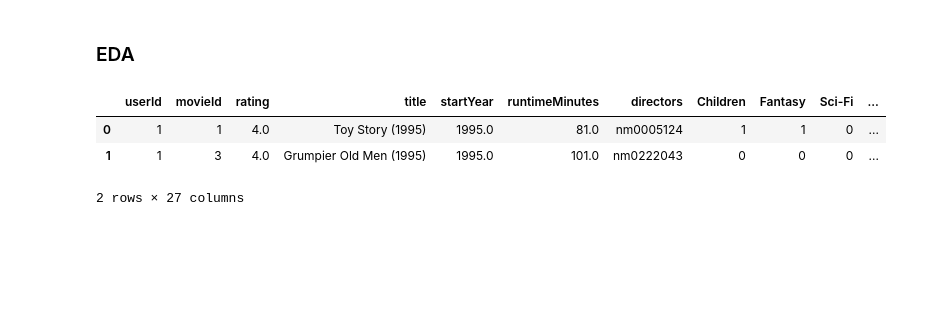
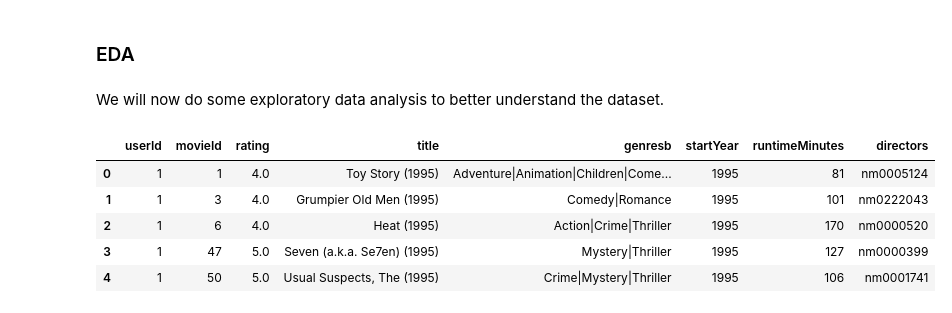
Before and after one commit to swzoeller/Movie-Recommendation-System, a Jupyter notebook: Cleaning-EDA-Modeling.ipynb, the cells around one changed output. Saved outputs shown, nothing was run; the diff lists cells and outputs as text; code cells hidden in the pictures; blank space fills up the shorter version.

```diff
--- a/Cleaning-EDA-Modeling.ipynb
+++ b/Cleaning-EDA-Modeling.ipynb
@@ -170,7 +195,7 @@ condensed['startYear']=condensed['startYear'].astype(float)
 # %%
 condensed=condensed[condensed['runtimeMinutes']!='\\N']
 # %%
-condensed['runtimeMinutes']=condensed['runtimeMinutes'].astype(float)
+condensed['runtimeMinutes']=condensed['runtimeMinutes'].astype(int)
 # %%
 condensed.info()
 # %% [output]
@@ -190,4 +217,6 @@ memory usage: 6.9+ MB
 # %% [markdown]
 ### EDA
+# %% [markdown]
+We will now do some exploratory data analysis to better understand the dataset.
 # %%
-eda_df=condensed
+eda_df = condensed.copy()
@@ -201,13 +223,9 @@ genres = list(genres)
-# %%
-for g in genres:
-    eda_df[g]=eda_df['genresb'].apply(lambda x: 1 if g in x else 0)
-    #Last line converts Trues to 1 and Falses to 0 for the genres.
-# %%
-eda_df.drop('genresb',axis=1,inplace=True)
 # %%
-eda_df.head(2)
+eda_df.head()
 # %% [output]
-|  | userId | movieId | rating | title | startYear | runtimeMinutes | directors | Children | Fantasy | Sci-Fi | ... |
-| 0 | 1 | 1 | 4.0 | Toy Story (1995) | 1995.0 | 81.0 | nm0005124 | 1 | 1 | 0 | ... |
-| 1 | 1 | 3 | 4.0 | Grumpier Old Men (1995) | 1995.0 | 101.0 | nm0222043 | 0 | 0 | 0 | ... |
+|  | userId | movieId | rating | title | genresb | startYear | runtimeMinutes | directors |
+| 0 | 1 | 1 | 4.0 | Toy Story (1995) | Adventure|Animation|Children|Come... | 1995 | 81 | nm0005124 |
+| 1 | 1 | 3 | 4.0 | Grumpier Old Men (1995) | Comedy|Romance | 1995 | 101 | nm0222043 |
+| 2 | 1 | 6 | 4.0 | Heat (1995) | Action|Crime|Thriller | 1995 | 170 | nm0000520 |
+| 3 | 1 | 47 | 5.0 | Seven (a.k.a. Se7en) (1995) | Mystery|Thriller | 1995 | 127 | nm0000399 |
+| 4 | 1 | 50 | 5.0 | Usual Suspects, The (1995) | Crime|Mystery|Thriller | 1995 | 106 | nm0001741 |
-2 rows × 27 columns
```
Also changed, not shown: parts of 128 cells of this notebook, 1 other file.
